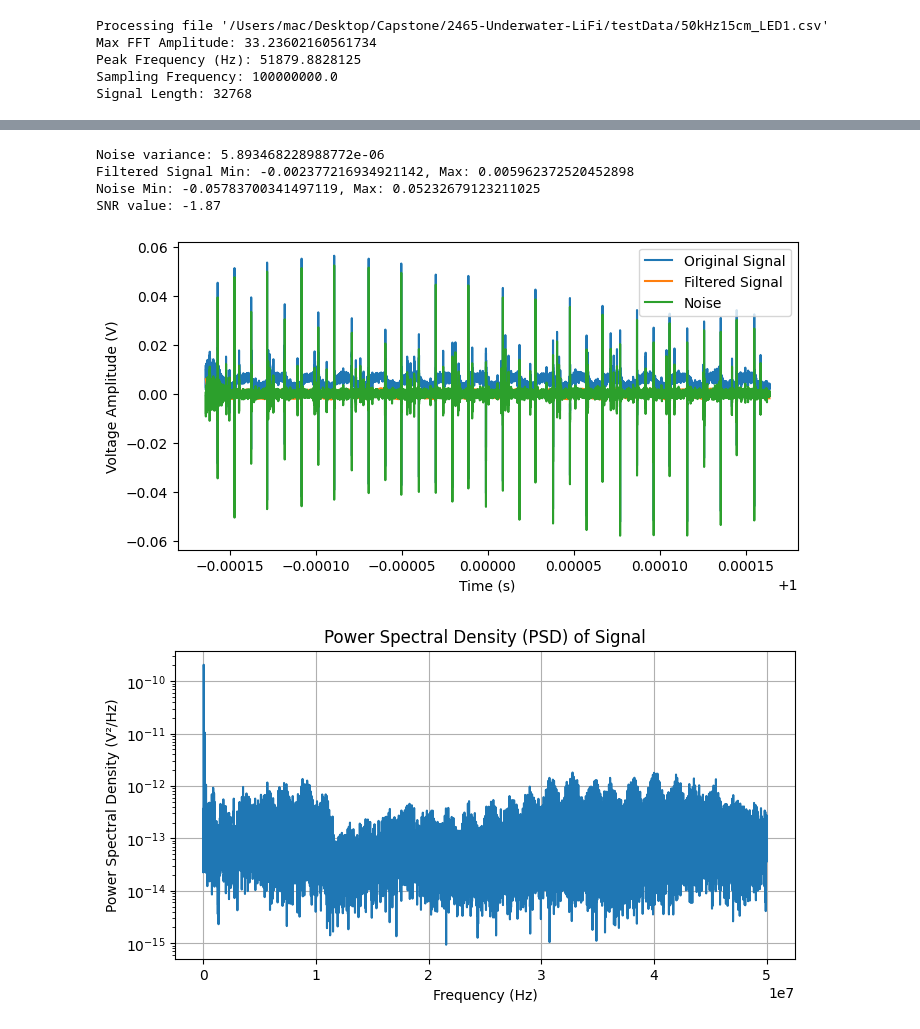
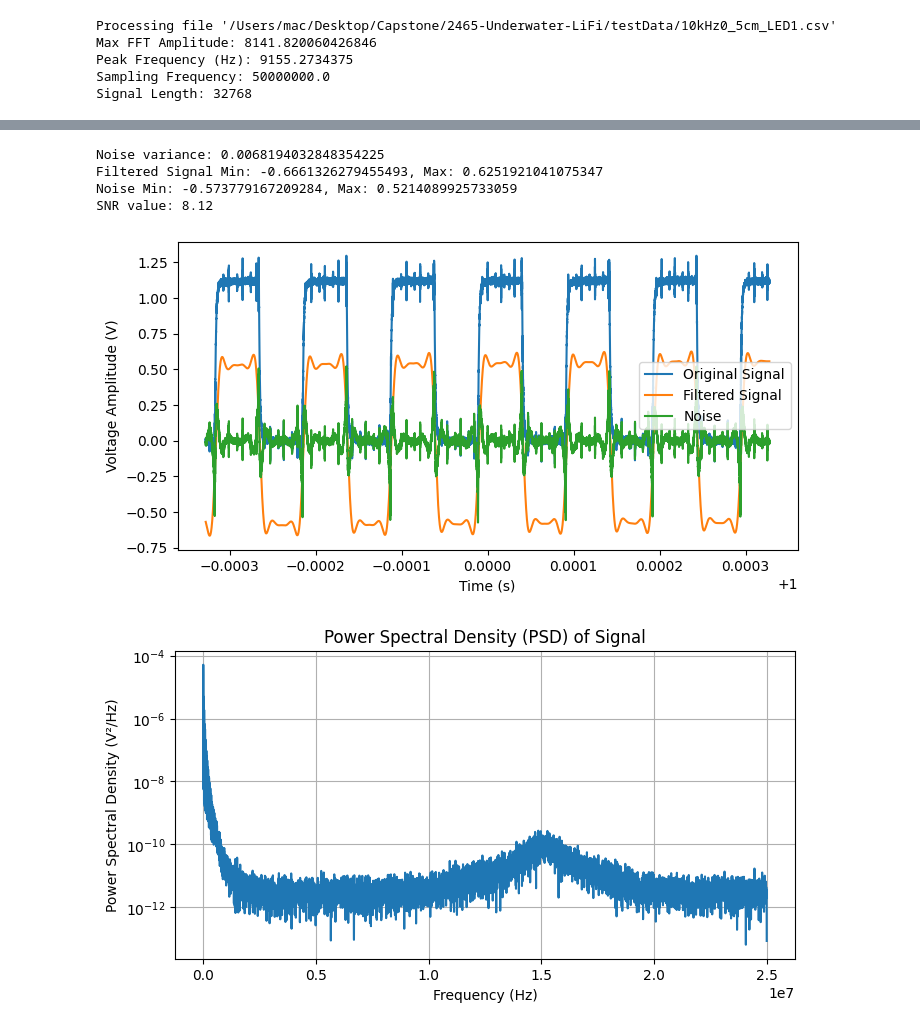
Before and after one commit to ManmeetKP123/2465-Underwater-LiFi, a Jupyter notebook: data_processing/snr_script.ipynb, the cells around one changed output, grey strips where cells are left out. Cells and saved outputs as stored; diff of their text form; code cells hidden in the pictures.

```diff
--- a/data_processing/snr_script.ipynb
+++ b/data_processing/snr_script.ipynb
@@ -144,7 +101,7 @@ def process_data(filename, signal_start, signal_end, bandwidth, led_freq, sampli
     plt.ylabel("Amplitude")
     plt.show()
 
-    w = (led_freq * 5)/ (sampling_rate / 2) # Normalize the frequency
+    w = (led_freq * 7)/ (sampling_rate / 2) # Normalize the frequency
     b, a = butter(5, w, 'low')
     filtered_signal = filtfilt(b, a, signal_no_dc)
 
@@ -199,7 +156,7 @@ signal_start = 0.99
 signal_end = 1.1
 noise_start = 0.99
 noise_end = 1.1
-sampling_freq = 1e8 # corrected from the csv file
+sampling_freq = 5e7 # corrected from the csv file
 bandwidth = 7000
 
 # # process data
@@ -218,12 +175,12 @@ bandwidth = 7000
 #     # Open file
 #     with open(os.path.join(data_directory, name)) as f:
 
-file = "/Users/mac/Desktop/Capstone/2465-Underwater-LiFi/testData/50kHz15cm_LED1.csv"
+file = "/Users/mac/Desktop/Capstone/2465-Underwater-LiFi/testData/10kHz0_5cm_LED1.csv"
 print(f"Processing file '{file}'")
-snr = process_data(file, signal_start, signal_end, bandwidth, 5e4, sampling_freq)
+snr = process_data(file, signal_start, signal_end, bandwidth, 1e4, sampling_freq)
 # %% [output]
-Processing file '/Users/mac/Desktop/Capstone/2465-Underwater-LiFi/testData/50kHz15cm_LED1.csv'
-Max FFT Amplitude: 33.23602160561734
-Peak Frequency (Hz): 51879.8828125
-Sampling Frequency: 100000000.0
+Processing file '/Users/mac/Desktop/Capstone/2465-Underwater-LiFi/testData/10kHz0_5cm_LED1.csv'
+Max FFT Amplitude: 8141.820060426846
+Peak Frequency (Hz): 9155.2734375
+Sampling Frequency: 50000000.0
 Signal Length: 32768
@@ -231,6 +188,6 @@ Signal Length: 32768
-Noise variance: 5.893468228988772e-06
-Filtered Signal Min: -0.002377216934921142, Max: 0.005962372520452898
-Noise Min: -0.05783700341497119, Max: 0.05232679123211025
-SNR value: -1.87
+Noise variance: 0.0068194032848354225
+Filtered Signal Min: -0.6661326279455493, Max: 0.6251921041075347
+Noise Min: -0.573779167209284, Max: 0.5214089925733059
+SNR value: 8.12
-[figure, old version]
+[figure, new version]
-[figure, old version]
+[figure, new version]
```
Also changed, not shown: parts of 4 cells of this notebook, 1 other file.
